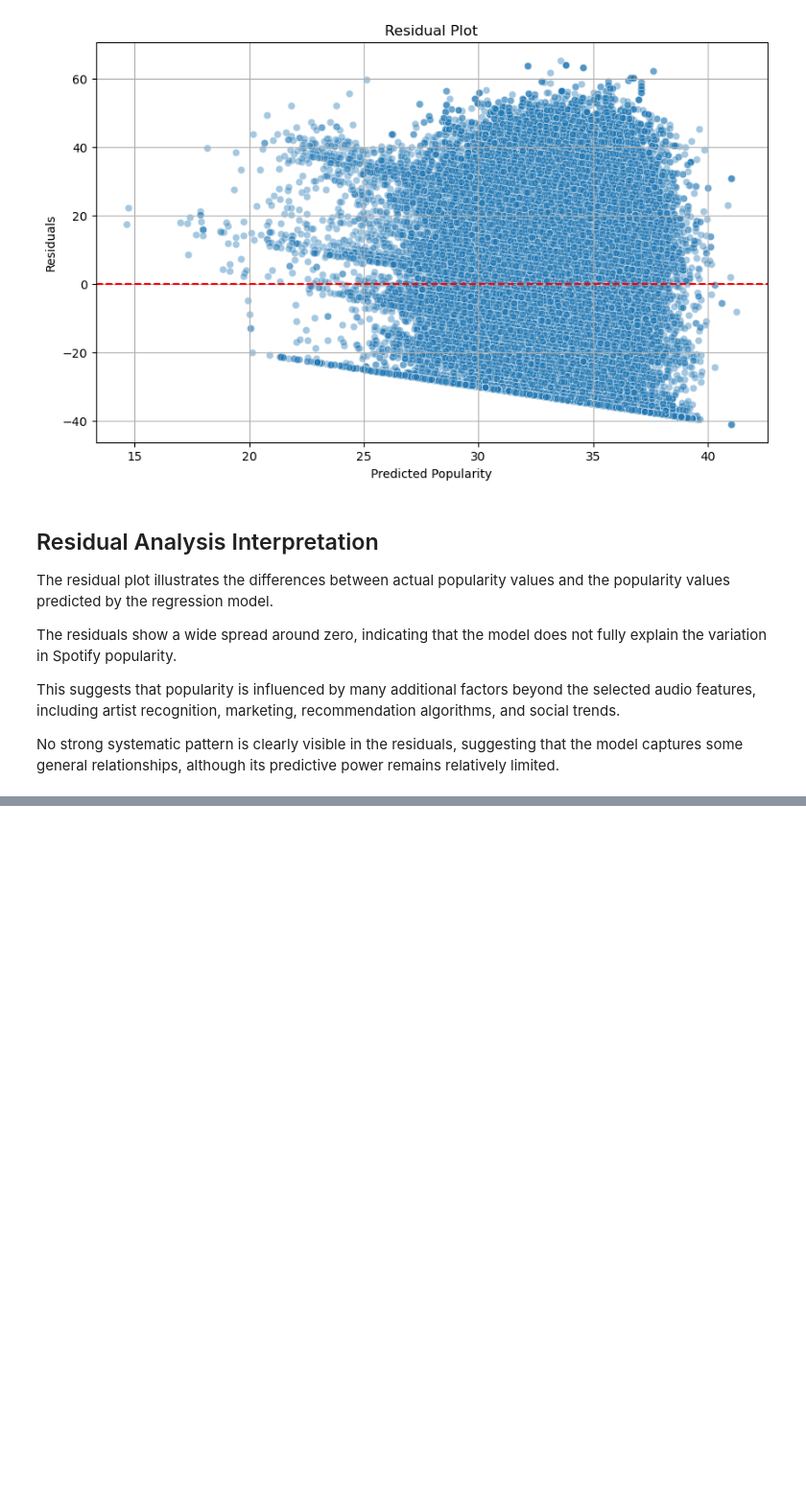
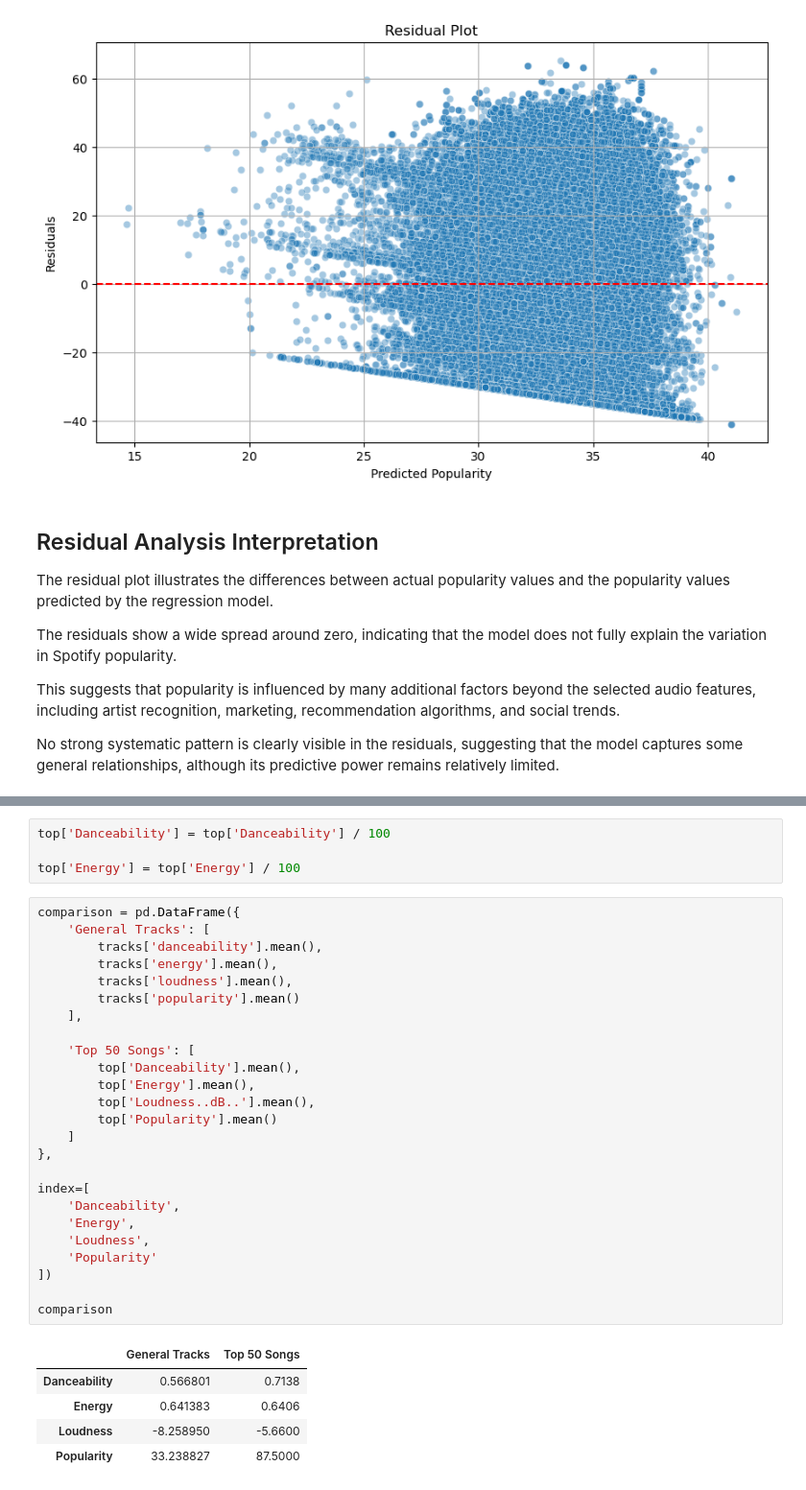
Before and after one commit to mimihorozova/spotify_analysis, a Jupyter notebook: spotify_analysis.ipynb, the cells around one changed output, grey strips where cells are left out. Shown at 96% size. Cells and saved outputs as stored; diff of their text form; blank space fills up the shorter version.

```diff
--- a/spotify_analysis.ipynb
+++ b/spotify_analysis.ipynb
@@ -570,0 +583,35 @@ No strong systematic pattern is clearly visible in the residuals, suggesting tha
+# %%
+top['Danceability'] = top['Danceability'] / 100
+
+top['Energy'] = top['Energy'] / 100
+# %%
+comparison = pd.DataFrame({
+    'General Tracks': [
+        tracks['danceability'].mean(),
+        tracks['energy'].mean(),
+        tracks['loudness'].mean(),
+        tracks['popularity'].mean()
+    ],
+
+    'Top 50 Songs': [
+        top['Danceability'].mean(),
+        top['Energy'].mean(),
+        top['Loudness..dB..'].mean(),
+        top['Popularity'].mean()
+    ]
+},
+
+index=[
+    'Danceability',
+    'Energy',
+    'Loudness',
+    'Popularity'
+])
+
+comparison
+# %% [output]
+|  | General Tracks | Top 50 Songs |
+| Danceability | 0.566801 | 0.7138 |
+| Energy | 0.641383 | 0.6406 |
+| Loudness | -8.258950 | -5.6600 |
+| Popularity | 33.238827 | 87.5000 |
```
Also changed, not shown: parts of 3 cells of this notebook.
